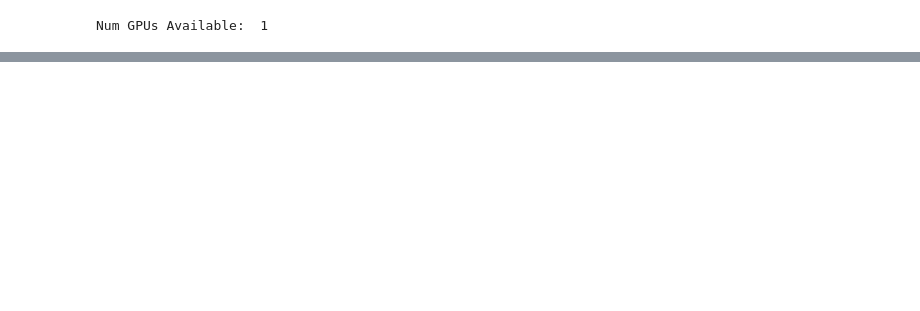
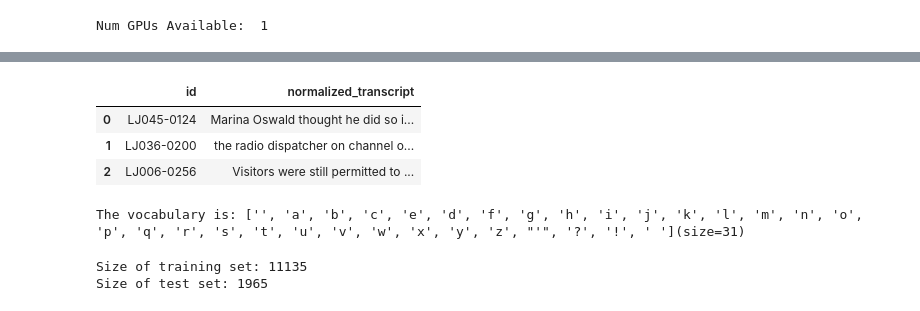
Before and after one commit to Jkirk2/CMSC-473-Project-jkirk2-bstout1, a Jupyter notebook: S2TModelPlayground.ipynb, the cells around one changed output, grey strips where cells are left out. Drawn from its saved outputs; the diff is of its cells as text; code cells hidden in the pictures; blank space fills up the shorter version.

```diff
--- a/S2TModelPlayground.ipynb
+++ b/S2TModelPlayground.ipynb
@@ -261,0 +277,37 @@ INFO:tensorflow:Assets written to: saved\assets
+# %%
+DATASET_PATH = 'data/LJSpeech-1.1'
+WAV_PATH = DATASET_PATH + '/wavs/'
+
+data_dir = pathlib.Path(DATASET_PATH + "/metadata.csv")
+
+df = pd.read_csv(data_dir, sep="|", header=None, quoting=3)
+# %%
+df.columns = ["id", "transcript", "normalized_transcript"]
+df = df[["id", "normalized_transcript"]]
+df = df.sample(frac=1).reset_index(drop=True)
+df.head(3)
+# %% [output]
+|  | id | normalized_transcript |
+| 0 | LJ045-0124 | Marina Oswald thought he did so i... |
+| 1 | LJ036-0200 | the radio dispatcher on channel o... |
+| 2 | LJ006-0256 | Visitors were still permitted to ... |
+# %%
+characters = [x for x in "abcedfghijklmnopqrstuvwxyz'?! "]
+char_to_num = keras.layers.StringLookup(vocabulary=characters, oov_token="")
+num_to_char = keras.layers.StringLookup(vocabulary=char_to_num.get_vocabulary(), oov_token="", invert=True)
+
+print(
+f"The vocabulary is: {char_to_num.get_vocabulary()}"
+f"(size={char_to_num.vocabulary_size()})")
+# %% [output]
+The vocabulary is: ['', 'a', 'b', 'c', 'e', 'd', 'f', 'g', 'h', 'i', 'j', 'k', 'l', 'm', 'n', 'o', 'p', 'q', 'r', 's', 't', 'u', 'v', 'w', 'x', 'y', 'z', "'", '?', '!', ' '](size=31)
+# %%
+split = int(len(df) * 0.85)
+df_train = df[:split]
+df_test = df[split:]
+
+print(f"Size of training set: {len(df_train)}")
+print(f"Size of test set: {len(df_test)}")
+# %% [output]
+Size of training set: 11135
+Size of test set: 1965
```
Also changed, not shown: parts of 26 cells of this notebook.
